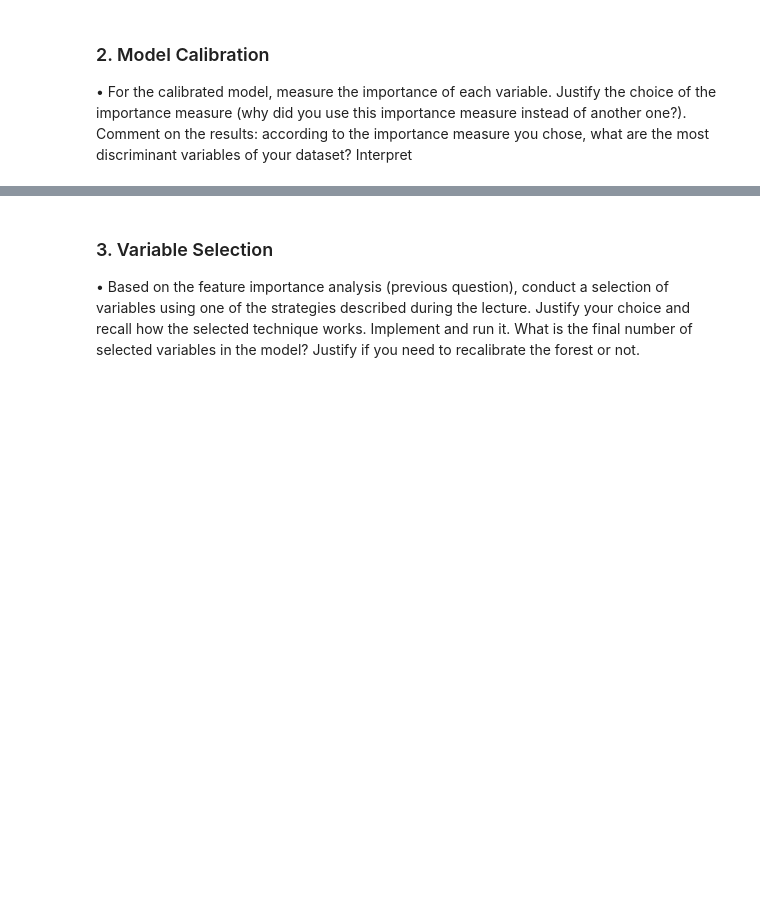
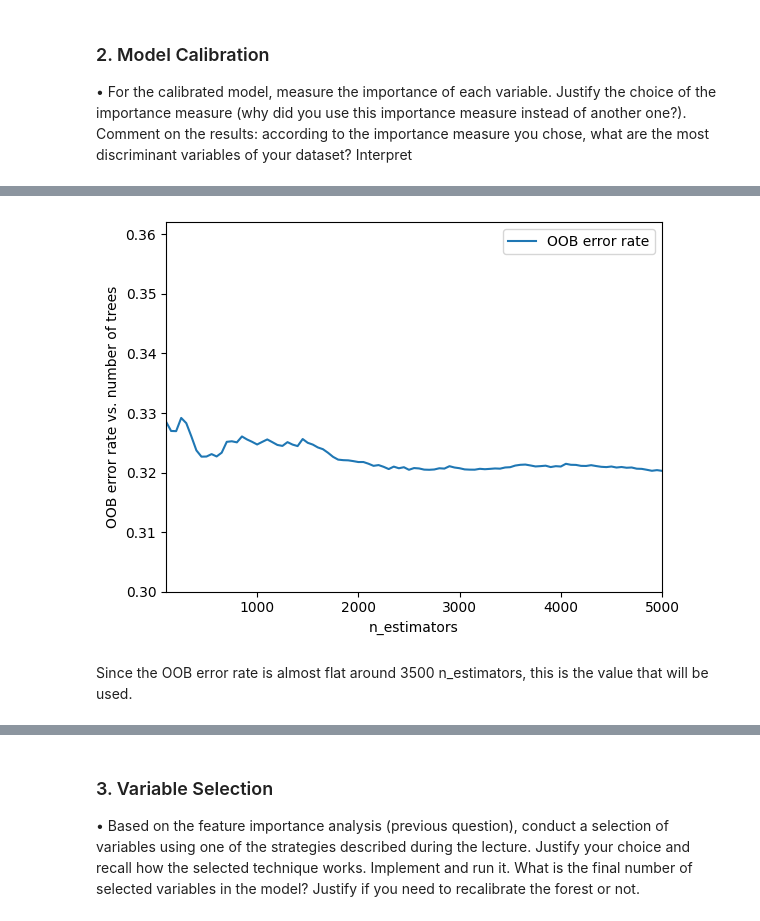
Before and after one commit to rodreras/StreamSamples_ML, a Jupyter notebook: milestone3/milestone3.ipynb, the cells around one changed output, grey strips where cells are left out. Saved outputs shown, nothing was run; the diff lists cells and outputs as text; code cells hidden in the pictures; blank space fills up the shorter version.

```diff
--- a/milestone3/milestone3.ipynb
+++ b/milestone3/milestone3.ipynb
@@ -218,2 +236,0 @@ tree_clf = RandomForestClassifier(n_estimators= 500, max_features=d, oob_score=T
-# %%
-tree_clf.fit(X, Y)
@@ -222,0 +237,15 @@ RandomForestClassifier(max_features=27, n_estimators=500, oob_score=True,
+# %%
+i = 1
+train_index, test_index = list(group_kfold_two.split(X, Y, groups))[i - 1]
+
+#print('Train-Test Shapes', train_index.shape, test_index.shape)
+
+# Use the indices to get the training and testing sets
+X_train, X_test = X[train_index], X[test_index]
+
+#print('X Train-Test Shapes', X_train.shape, X_test.shape)
+
+y_train, y_test = Y[train_index], Y[test_index]
+# %%
+#fitting data
+tree_clf.fit(X_train, y_train)
@@ -260,0 +323,31 @@ Interpret
+# %%
+error_rate = []
+
+min_estimators = 100
+max_estimators = 5000
+step = 50
+
+for i in range(min_estimators, max_estimators+1, step):
+    rf_reg = RandomForestRegressor(warm_start=True, n_estimators= i, max_features='auto', random_state=42, oob_score=True)
+
+    rf_reg.fit(X, Y)
+
+    # Record the OOB error for each `n_estimators=i` setting.
+    oob_error = 1 - rf_reg.oob_score_
+
+    error_rate.append(oob_error)
+# %%
+# Plot Generate the "OOB error rate" vs. "n_estimators" plot
+
+plt.plot(range(min_estimators, max_estimators +1, step), error_rate, label="OOB error rate")
+
+plt.ylim(0.3, 1.1*max(error_rate))
+plt.xlim(min_estimators, max_estimators)
+plt.xlabel("n_estimators")
+plt.ylabel("OOB error rate vs. number of trees")
+plt.legend(loc="upper right")
+plt.show()
+# %% [output]
+[figure, added]
+# %% [markdown]
+Since the OOB error rate is almost flat around 3500 n_estimators, this is the value that will be used.
```
Also changed, not shown: parts of 14 cells of this notebook.
